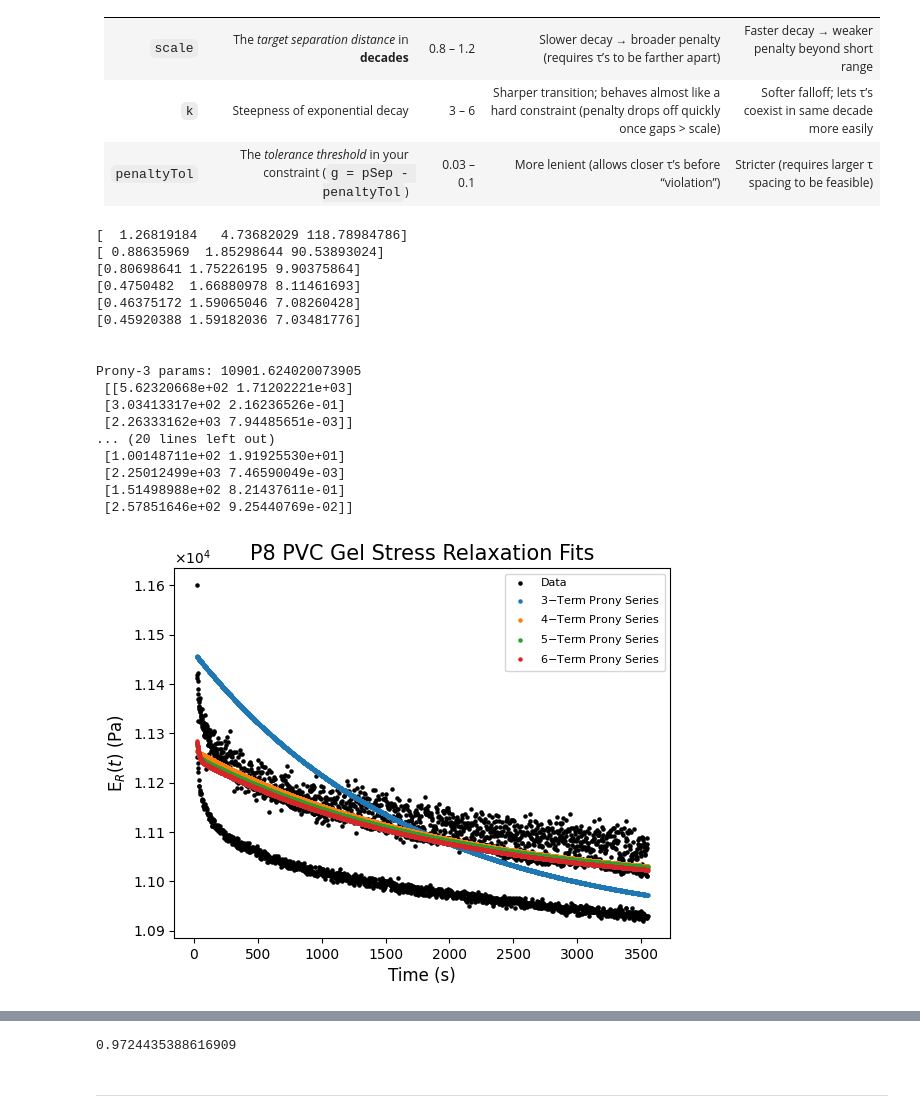
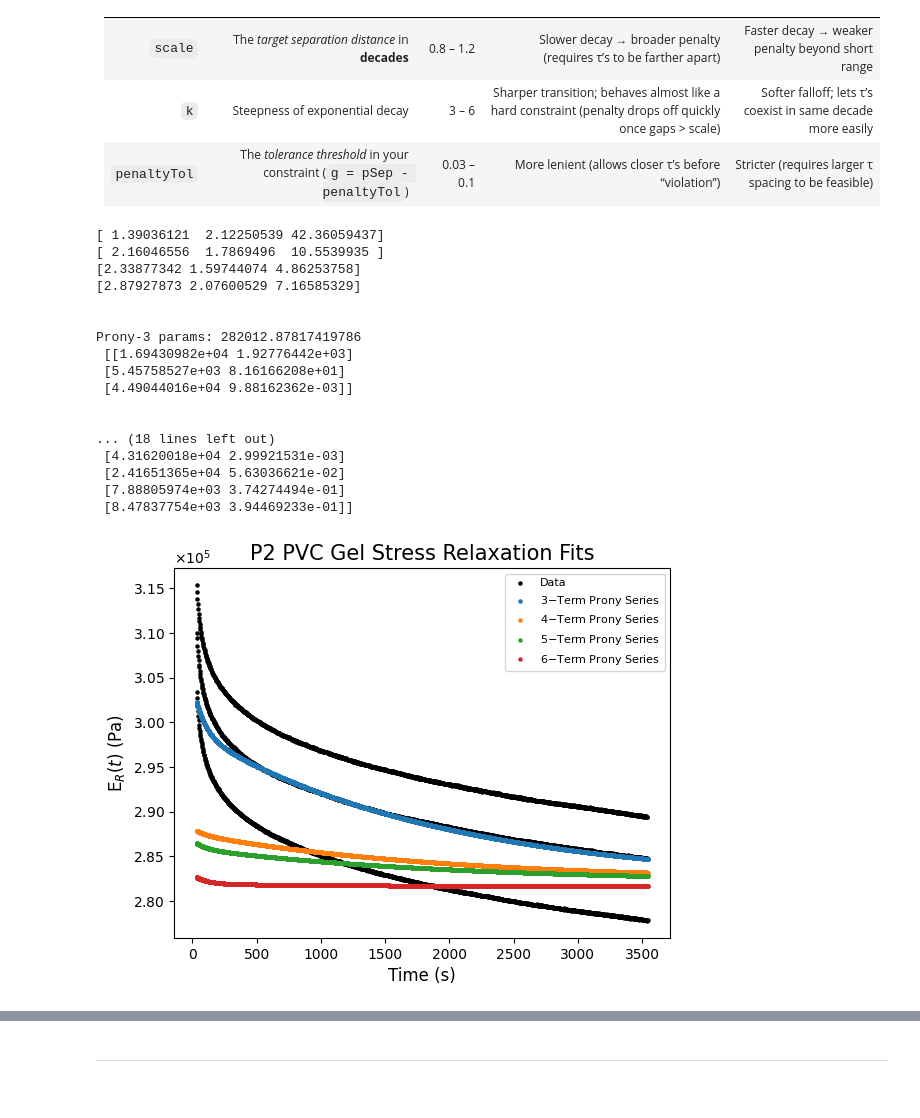
Before and after one commit to TheDuckenEngineer/PVC-Tensile-Experiment, a Jupyter notebook: Viscoelastic fitting.ipynb, the cells around one changed output, grey strips where cells are left out. Saved outputs shown, nothing was run; the diff lists cells and outputs as text; code cells hidden in the pictures.

Commit message:
fixed misc things. removed compliance and fractional models

```diff
--- a/Viscoelastic fitting.ipynb
+++ b/Viscoelastic fitting.ipynb
@@ -195,7 +195,7 @@ def StressRelaxFitting(modelBoundaries, plastiRatio):
         optInitialGuess = np.zeros([0, len(boundaries)])
 
         for i in range(0, 1):
-            initialGuess = opt.differential_evolution(NRMS, bounds = boundaries, popsize = 500).x
+            initialGuess = opt.differential_evolution(NRMS, bounds = boundaries, popsize = 600).x
             optInitialGuess = np.vstack([optInitialGuess, initialGuess])
 
         optParams = np.average(optInitialGuess, axis = 0)
@@ -206,8 +206,8 @@ def StressRelaxFitting(modelBoundaries, plastiRatio):
     # models and initial guesses
     models = {
         "SLS Model": (SLS, modelBoundaries[0]),
-        "Prony 2-Term Model": (Prony2Term, modelBoundaries[1]),
-        "Prony 3-Term Model": (Prony3Term, modelBoundaries[2])
+        "2$-$Term Prony Series": (Prony2Term, modelBoundaries[1]),
+        "3$-$Term Prony Series": (Prony3Term, modelBoundaries[2])
         }
 
     # plot parameters
@@ -257,7 +257,7 @@ def StressRelaxFitting(modelBoundaries, plastiRatio):
                 expTimeFit = expTime[indexRange] - expTimeOffset
                 strainFit = strain[indexRange] - strainOffset
                 stressFit = stress[indexRange] - stressOffset
-                normStressFit = stressFit/strainFit
+                normStressFit = stressFit/strainFit/1.84
 
                 # fit each data set for normalized stress
                 params = FitModel(model, expTimeFit, normStressFit, boundaries)
@@ -275,7 +275,7 @@ def StressRelaxFitting(modelBoundaries, plastiRatio):
         print(name, fitResults[name][0], fitResults[name][1], '\n')
 
     # plot the fitment region
-    plt.scatter(Data[::, 0], Data[::, 3], s = markerSize, label = f'{plastiRatio} Test Data')
+    plt.scatter(Data[::, 0], Data[::, 3], s = markerSize, c = 'black', label = f'Data')
 
     # preallocate data store matrices. the dictionary needs to have the data separated.
     df = pd.DataFrame(columns = ['RSquared', 'EInf', 'E1', 'Tau1', 'E2', 'Tau2', 'E3', 'Tau3'])
@@ -288,7 +288,7 @@ def StressRelaxFitting(modelBoundaries, plastiRatio):
         plt.scatter(Data[::, 0], models[name][0](fitResults[name][0], Data[::, 0]), s = markerSize, label = f'{name}, $R^2$:{fitResults[name][1]}')
         plt.xlabel('Time (s)', fontsize = axisSize)
         plt.ylabel('Stress/Strain (Pa)', fontsize = axisSize)
-        plt.title(f'{plastiRatio} Fitment', fontsize = titleSize)
+        plt.title(f'{plastiRatio} PVC Gel Stress Relaxation Fits', fontsize = titleSize)
         plt.legend(fontsize = legendSize)
 
         # fill the data array for fitment
@@ -298,7 +298,7 @@ def StressRelaxFitting(modelBoundaries, plastiRatio):
     plt.show()
 
 
-for i in ['P2', 'P4','P6', 'P8']:
+for i in ['P2']: #, 'P4','P6', 'P8']:
     if i == 'P2':
         # P2 boundaries
         modelBoundaries = list([[(1e5, 1e6), (0.5e4, 1e5), (500, 1200)], # SLS
@@ -315,13 +315,13 @@ for i in ['P2', 'P4','P6', 'P8']:
         # P6 boundaries
         modelBoundaries = list([[(1e4, 1e5), (1e2, 5e3), (400, 1000)], # SLS
                                 [(1e4, 1e5), (1e2, 3e3), (1100, 2300), (1e2, 1e4), (50, 200)], # Proney 2 term
-                                [(1e4, 1e5), (1e2, 3e3), (1600, 2800), (1e2, 1e4), (120, 275), (1e3, 2e4), (100, 200)] # Proney 3 term
+                                [(1e4, 1e5), (1e2, 3e3), (1600, 2800), (1e2, 1e4), (120, 275), (1e2, 2e4), (10, 200)] # Proney 3 term
                                 ])
     else:
         # P8 boundaries
         modelBoundaries = list([[(1e4, 5e4), (10, 1e3), (600, 1500)], # SLS
                                 [(1e4, 5e4), (10, 1e3), (1000, 2300), (1e2, 1e3), (40, 220)], # Proney 2 term
-                                [(1e4, 5e5), (1e2, 1.5e3), (1700, 3000), (1e2, 1e4), (125, 275), (1e3, 1e5), (100, 200)] # Proney 3 term
+                                [(1e4, 5e5), (1e2, 1.5e3), (1700, 3000), (6e1, 1e4), (60, 275), (1e2, 1e5), (35.6, 200)] # Proney 3 term
                                 ])
 
     StressRelaxFitting(modelBoundaries, i)
@@ -1242,48 +1220,48 @@ def Plotter():
         + resP6.X[fitments["Prony6"]][7]*(1j*omega*resP6.X[fitments["Prony6"]][8])/(1+1j*omega*resP6.X[fitments["Prony6"]][8])
         + resP6.X[fitments["Prony6"]][9]*(1j*omega*resP6.X[fitments["Prony6"]][10])/(1+1j*omega*resP6.X[fitments["Prony6"]][10])
         + resP6.X[fitments["Prony6"]][11]*(1j*omega*resP6.X[fitments["Prony6"]][12])/(1+1j*omega*resP6.X[fitments["Prony6"]][12])).imag,
         s = markerSize, label = '6$-$Term Prony Series')
 
     plt.xscale('log')
     plt.ticklabel_format(axis = 'y', style = 'sci', useMathText = True, scilimits = (0,4))
     plt.xlabel('Frequency (rad/s)', fontsize = axisSize)
     plt.ylabel('E\"($\omega$) (Pa)', fontsize = axisSize)
     plt.title(f'{plastiRatio} PVC Gel Loss Modulus Fits', fontsize = titleSize)
     plt.legend(fontsize = legendSize)
     plt.show()
 
 # store the fitted results in a dictionary
-fitments = {'SLS': resSLS,
-            'Prony2': resP2,
+fitments = {#'SLS': resSLS,
+            #'Prony2': resP2,
             'Prony3': resP3,
             'Prony4': resP4,
             'Prony5': resP5,
             'Prony6': resP6}
 
 # find the best results and store the index of each
 for name, fit in fitments.items():
     F = fit.F
     scores = 1*F[:,0] + 1.0*F[:,1] + 1.0*F[:,2]
 
     fitments[name] = int(np.argmin(scores))
     print(F[fitments[name]])
 Plotter()
 # %% [output]
-[  1.26819184   4.73682029 118.78984786]
-[ 0.88635969  1.85298644 90.53893024]
-[0.80698641 1.75226195 9.90375864]
-[0.4750482  1.66880978 8.11461693]
-[0.46375172 1.59065046 7.08260428]
-[0.45920388 1.59182036 7.03481776]
+[ 1.39036121  2.12250539 42.36059437]
+[ 2.16046556  1.7869496  10.5539935 ]
+[2.33877342 1.59744074 4.86253758]
+[2.87927873 2.07600529 7.16585329]
 
 
-Prony-3 params: 10901.624020073905
- [[5.62320668e+02 1.71202221e+03]
- [3.03413317e+02 2.16236526e-01]
- [2.26333162e+03 7.94485651e-03]]
-... (20 lines left out)
- [1.00148711e+02 1.91925530e+01]
- [2.25012499e+03 7.46590049e-03]
- [1.51498988e+02 8.21437611e-01]
- [2.57851646e+02 9.25440769e-02]]
+Prony-3 params: 282012.87817419786
+ [[1.69430982e+04 1.92776442e+03]
+ [5.45758527e+03 8.16166208e+01]
+ [4.49044016e+04 9.88162362e-03]]
+
+
+... (18 lines left out)
+ [4.31620018e+04 2.99921531e-03]
+ [2.41651365e+04 5.63036621e-02]
+ [7.88805974e+03 3.74274494e-01]
+ [8.47837754e+03 3.94469233e-01]]
-[figure, old version]
+[figure, new version]
@@ -1292,13 +1270,3 @@ Prony-3 params: 10901.624020073905
-# %%
-print(RSquared(lossMod, (resP6.X[fitments["Prony6"]][0]
-        + resP6.X[fitments["Prony6"]][1]*(1j*omega*resP6.X[fitments["Prony6"]][2])/(1+1j*omega*resP6.X[fitments["Prony6"]][2])
-        + resP6.X[fitments["Prony6"]][3]*(1j*omega*resP6.X[fitments["Prony6"]][4])/(1+1j*omega*resP6.X[fitments["Prony6"]][4])
-        + resP6.X[fitments["Prony6"]][5]*(1j*omega*resP6.X[fitments["Prony6"]][6])/(1+1j*omega*resP6.X[fitments["Prony6"]][6])
-        + resP6.X[fitments["Prony6"]][7]*(1j*omega*resP6.X[fitments["Prony6"]][8])/(1+1j*omega*resP6.X[fitments["Prony6"]][8])
-        + resP6.X[fitments["Prony6"]][9]*(1j*omega*resP6.X[fitments["Prony6"]][10])/(1+1j*omega*resP6.X[fitments["Prony6"]][10])
-        + resP6.X[fitments["Prony6"]][11]*(1j*omega*resP6.X[fitments["Prony6"]][12])/(1+1j*omega*resP6.X[fitments["Prony6"]][12])).imag))
-# %% [output]
-0.9724435388616909
 # %%
 """Save the viscoelastic parameters"""
 # recreate the fitments dictionary from the results
```
Also changed, not shown: parts of 4 cells of this notebook.
